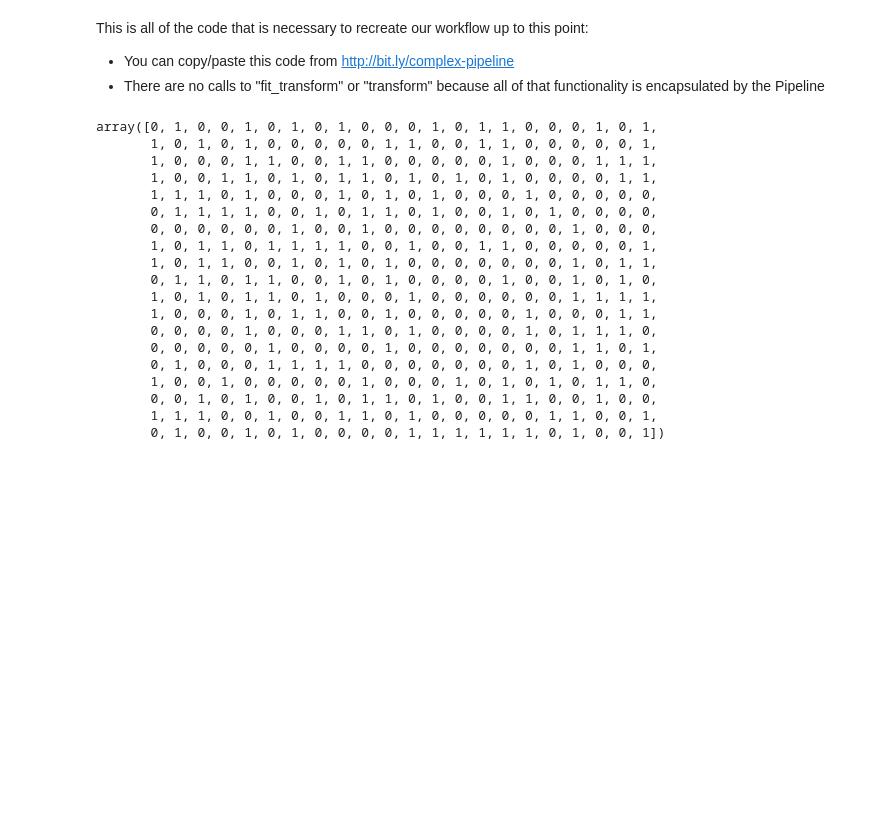
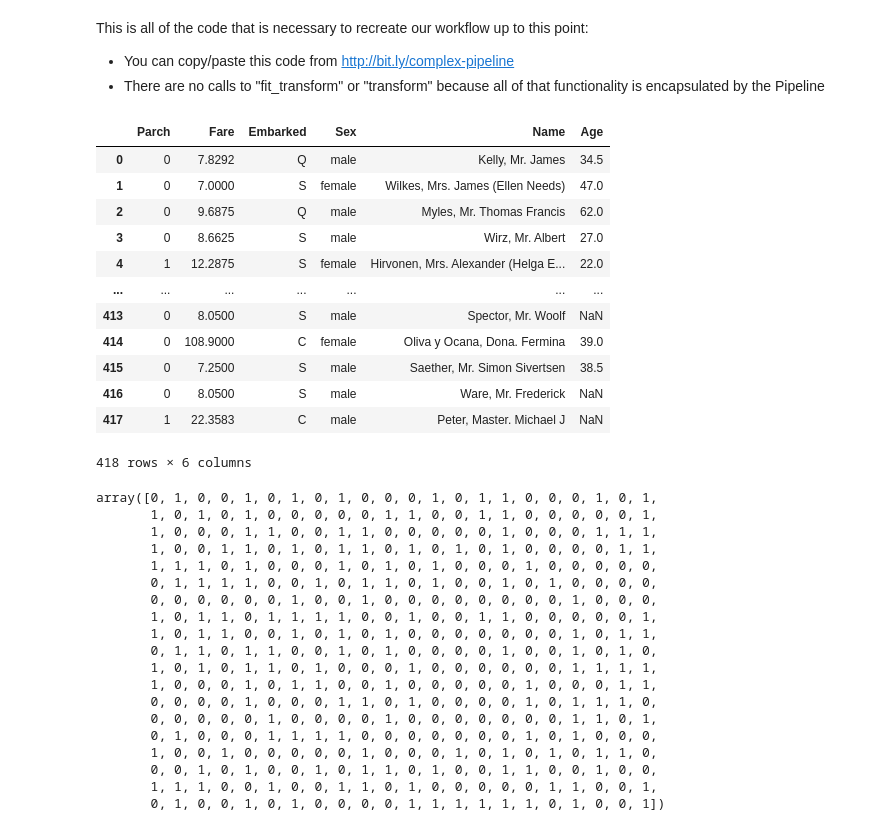
Before and after one commit to alketcecaj12/MachineLearningWorkFlow, a Jupyter notebook: session2.ipynb, the cells around one changed output. Drawn from its saved outputs; the diff is of its cells as text; code cells hidden in the pictures; blank space fills up the shorter version.

```diff
--- a/session2.ipynb
+++ b/session2.ipynb
@@ -489,6 +489,22 @@ y = df['Survived']
 # %%
 df_new = pd.read_csv('http://bit.ly/kaggletest')
 X_new = df_new[cols]
+# %%
+X_new
+# %% [output]
+|  | Parch | Fare | Embarked | Sex | Name | Age |
+| 0 | 0 | 7.8292 | Q | male | Kelly, Mr. James | 34.5 |
+| 1 | 0 | 7.0000 | S | female | Wilkes, Mrs. James (Ellen Needs) | 47.0 |
+| 2 | 0 | 9.6875 | Q | male | Myles, Mr. Thomas Francis | 62.0 |
+| 3 | 0 | 8.6625 | S | male | Wirz, Mr. Albert | 27.0 |
+| 4 | 1 | 12.2875 | S | female | Hirvonen, Mrs. Alexander (Helga E... | 22.0 |
+| ... | ... | ... | ... | ... | ... | ... |
+| 413 | 0 | 8.0500 | S | male | Spector, Mr. Woolf | NaN |
+| 414 | 0 | 108.9000 | C | female | Oliva y Ocana, Dona. Fermina | 39.0 |
+| 415 | 0 | 7.2500 | S | male | Saether, Mr. Simon Sivertsen | 38.5 |
+| 416 | 0 | 8.0500 | S | male | Ware, Mr. Frederick | NaN |
+| 417 | 1 | 22.3583 | C | male | Peter, Master. Michael J | NaN |
+418 rows × 6 columns
 # %%
 imp_constant = SimpleImputer(strategy='constant', fill_value='missing')
 ohe = OneHotEncoder()
```
Also changed, not shown: 7 other files.
